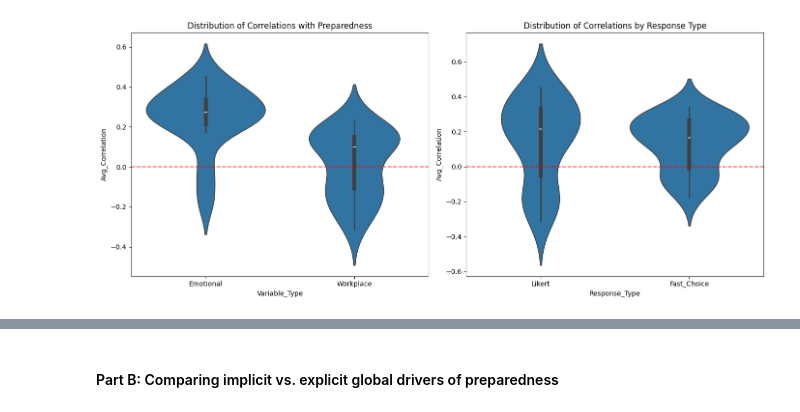
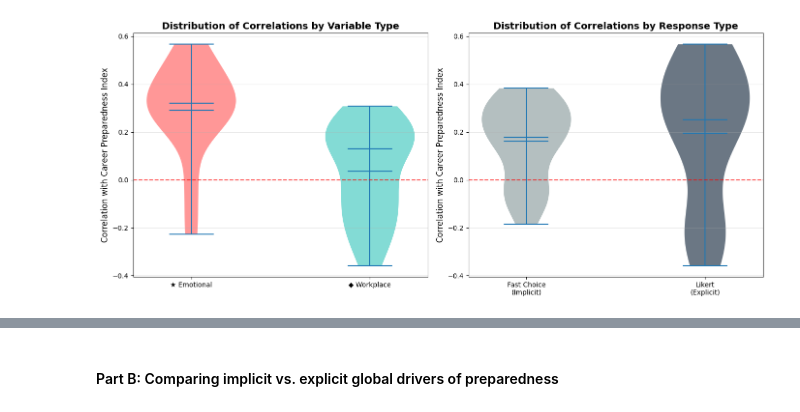
Before and after one commit to Ry-Rousseau/Career_Preparedness_Analysis, a Jupyter notebook: notebooks/predicting_preparedness.ipynb, the cells around one changed output, grey strips where cells are left out. Drawn from its saved outputs; the diff is of its cells as text; code cells hidden in the pictures.

Commit message:
finalized preparedness predictors

```diff
--- a/notebooks/predicting_preparedness.ipynb
+++ b/notebooks/predicting_preparedness.ipynb
@@ -218,26 +704,87 @@ Top 10 Most Important Features (Random Forest):
 # %%
-# Compare predictive power by variable type
+# Compare predictive power by variable type for Career Preparedness Index
 type_summary = corr_summary.groupby(['Variable_Type', 'Response_Type']).agg({
-    'Abs_Avg_Correlation': ['mean', 'std', 'count'],
-    'Avg_Correlation': ['mean', 'min', 'max']
+    'Abs_Correlation': ['mean', 'std', 'count'],
+    'Correlation': ['mean', 'min', 'max']
 }).round(3)
 
-print("Predictive Power by Variable Type:")
+print("Predictive Power by Variable Type (Career Preparedness Index):")
 print(type_summary)
 
-# Create violin plot comparing distributions
+# Create enhanced violin plot comparing distributions
 fig, axes = plt.subplots(1, 2, figsize=(14, 6))
 
+# Check what variable types are available
+available_var_types = corr_summary['Variable_Type'].unique()
+available_response_types = corr_summary['Response_Type'].unique()
+
 # Correlation distribution by variable type
-sns.violinplot(data=corr_summary, x='Variable_Type', y='Avg_Correlation', ax=axes[0])
-axes[0].set_title('Distribution of Correlations with Preparedness')
+if 'Emotional' in available_var_types and 'Workplace' in available_var_types:
+    violin_parts = axes[0].violinplot([corr_summary[corr_summary['Variable_Type'] == 'Emotional']['Correlation'],
+                                       corr_summary[corr_summary['Variable_Type'] == 'Workplace']['Correlation']],
+                                      positions=[1, 2], showmeans=True, showmedians=True)
+
+    # Color the violin plots
+    violin_parts['bodies'][0].set_facecolor(colors['emotional'])
+    violin_parts['bodies'][1].set_facecolor(colors['workplace'])
+    for pc in violin_parts['bodies']:
+        pc.set_alpha(0.7)
+
+    axes[0].set_xticks([1, 2])
+    axes[0].set_xticklabels(['★ Emotional', '◆ Workplace'])
+else:
+    # Create bar plot if only one type available
+    var_type_means = corr_summary.groupby('Variable_Type')['Abs_Correlation'].mean()
+    bars = axes[0].bar(range(len(var_type_means)), var_type_means.values,
+                       color=[colors['emotional'] if x == 'Emotional' else colors['workplace'] for x in var_type_means.index])
+    axes[0].set_xticks(range(len(var_type_means)))
+    axes[0].set_xticklabels([f'★ {x}' if x == 'Emotional' else f'◆ {x}' for x in var_type_means.index])
+
+axes[0].set_ylabel('Correlation with Career Preparedness Index')
+axes[0].set_title('Distribution of Correlations by Variable Type', fontweight='bold')
 axes[0].axhline(y=0, color='red', linestyle='--', alpha=0.7)
+axes[0].grid(axis='y', alpha=0.3)
 
 # Correlation distribution by response type
-sns.violinplot(data=corr_summary, x='Response_Type', y='Avg_Correlation', ax=axes[1])
-axes[1].set_title('Distribution of Correlations by Response Type')
+if 'Fast_Choice' in available_response_types and 'Likert' in available_response_types:
+    violin_parts2 = axes[1].violinplot([corr_summary[corr_summary['Response_Type'] == 'Fast_Choice']['Correlation'],
+                                        corr_summary[corr_summary['Response_Type'] == 'Likert']['Correlation']],
+                                       positions=[1, 2], showmeans=True, showmedians=True)
+
+    # Color the violin plots
+    violin_parts2['bodies'][0].set_facecolor(colors['implicit'])
+    violin_parts2['bodies'][1].set_facecolor(colors['explicit'])
+    for pc in violin_parts2['bodies']:
+        pc.set_alpha(0.7)
+
+    axes[1].set_xticks([1, 2])
+    axes[1].set_xticklabels(['Fast Choice\n(Implicit)', 'Likert\n(Explicit)'])
+else:
+    # Create bar plot if limited response types
+    response_type_means = corr_summary.groupby('Response_Type')['Abs_Correlation'].mean()
+    bars2 = axes[1].bar(range(len(response_type_means)), response_type_means.values,
+                        color=[colors['implicit'] if 'Fast' in x else colors['explicit'] for x in response_type_means.index])
+    axes[1].set_xticks(range(len(response_type_means)))
+    axes[1].set_xticklabels(response_type_means.index, rotation=45)
+
+axes[1].set_ylabel('Correlation with Career Preparedness Index')
+axes[1].set_title('Distribution of Correlations by Response Type', fontweight='bold')
 axes[1].axhline(y=0, color='red', linestyle='--', alpha=0.7)
+axes[1].grid(axis='y', alpha=0.3)
 
 plt.tight_layout()
 plt.show()
+
+# Add summary statistics
+print("\nSummary Statistics (Career Preparedness Index):")
+for var_type in available_var_types:
+    subset = corr_summary[corr_summary['Variable_Type'] == var_type]
+    if len(subset) > 0:
+        symbol = '★' if var_type == 'Emotional' else '◆'
+        print(f"{symbol} {var_type} variables - Mean |correlation|: {subset['Abs_Correlation'].mean():.3f}")
+
+for response_type in available_response_types:
+    subset = corr_summary[corr_summary['Response_Type'] == response_type]
+    if len(subset) > 0:
+        print(f"{response_type} - Mean |correlation|: {subset['Abs_Correlation'].mean():.3f}")
 # %% [output]
@@ -260 +807 @@ Workplace     Fast_Choice   -0.178  0.164
-[figure, old version]
+[figure, new version]
```
Also changed, not shown: parts of 24 cells of this notebook, 4 other files.
